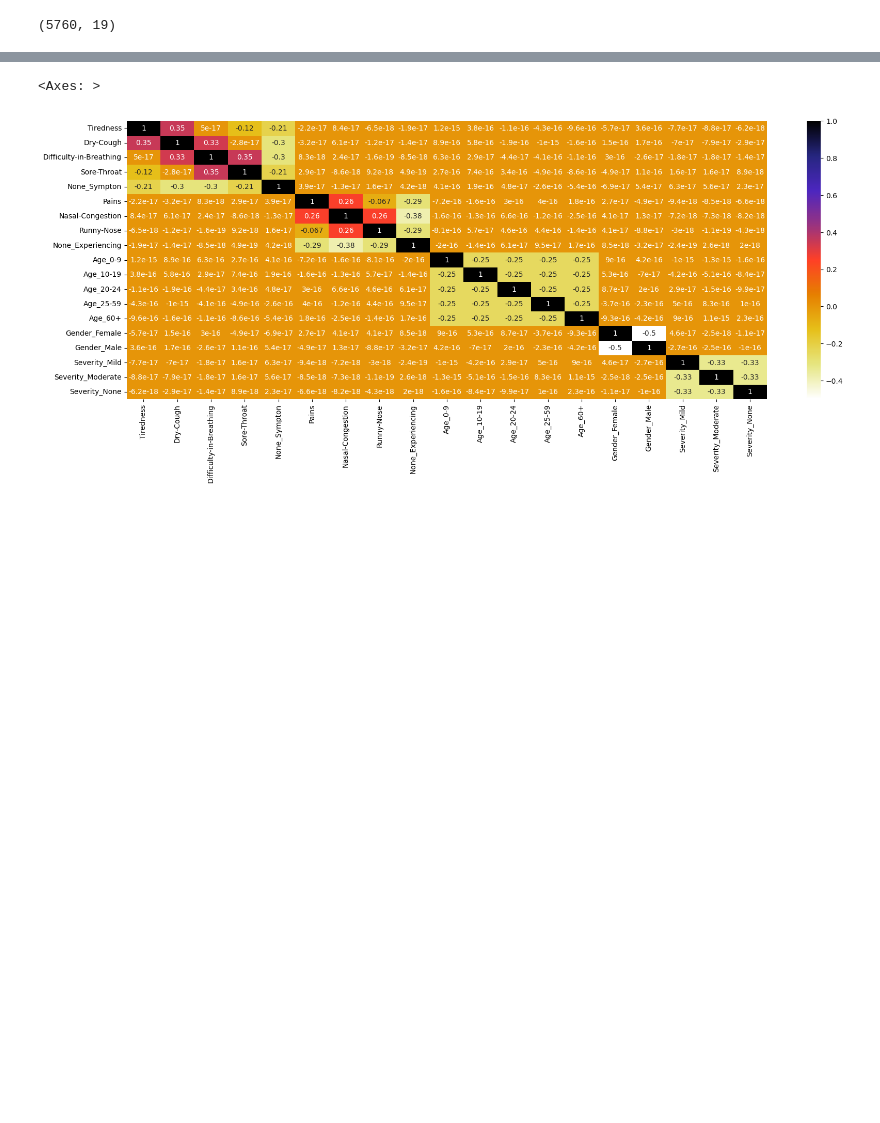
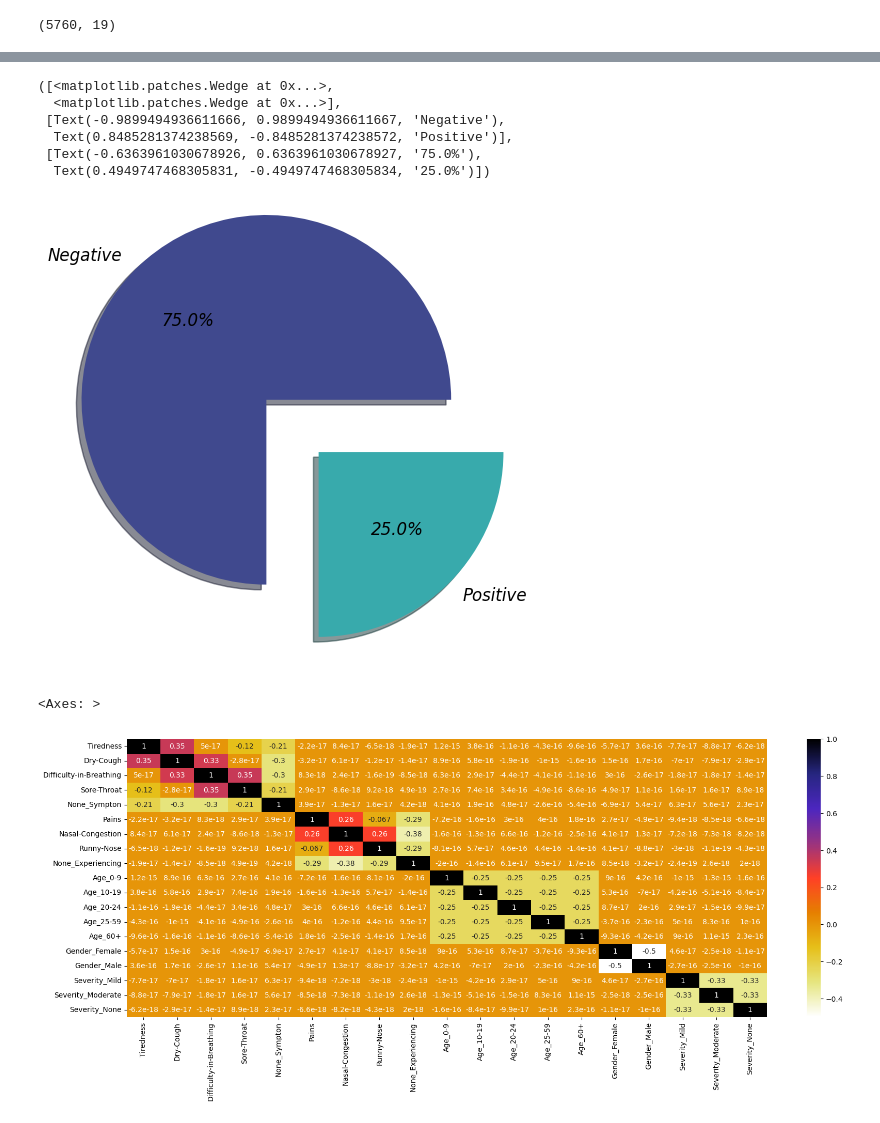
Before and after one commit to Babun001/Asthma-Dieses-Prediction-using-Machine-Learning, a Jupyter notebook: Preprocessing.ipynb, the cells around one changed output, grey strips where cells are left out. Drawn from its saved outputs; the diff is of its cells as text; code cells hidden in the pictures; blank space fills up the shorter version.

```diff
--- a/Preprocessing.ipynb
+++ b/Preprocessing.ipynb
@@ -117,3 +156,15 @@ Name: Severity_None, dtype: float64
+# %%
+plt.figure(figsize=(10,6))
+plt.pie(Non_dupDF.Target.value_counts(),labels=['Negative','Positive'],autopct='%1.1f%%',
+        colors=sns.color_palette('mako',2),explode=(0.3,0.1),shadow=True,textprops={'fontsize':12,'style':'italic'})
+# %% [output]
+([<matplotlib.patches.Wedge at 0x...>,
+  <matplotlib.patches.Wedge at 0x...>],
+ [Text(-0.9899494936611666, 0.9899494936611667, 'Negative'),
+  Text(0.8485281374238569, -0.8485281374238572, 'Positive')],
+ [Text(-0.6363961030678926, 0.6363961030678927, '75.0%'),
+  Text(0.4949747468305831, -0.4949747468305834, '25.0%')])
+[figure, added]
 # %%
 # it is time to check coorelation
 plt.figure(figsize=(20,7))
```
Also changed, not shown: parts of 3 cells of this notebook.
